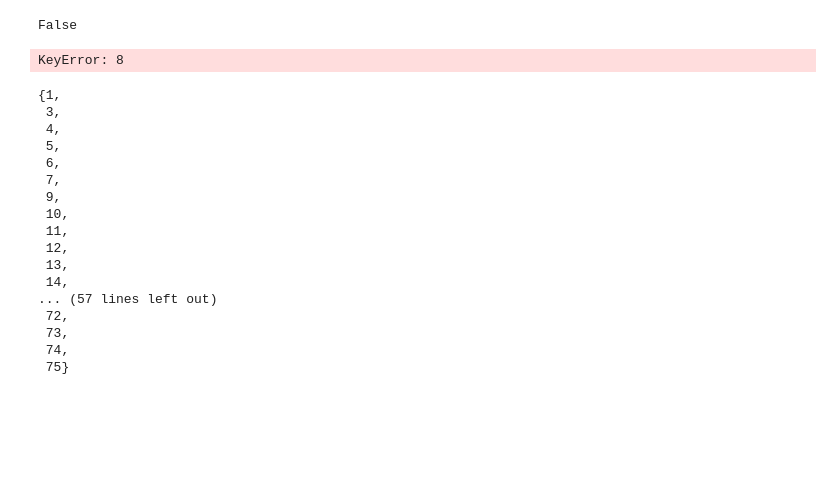
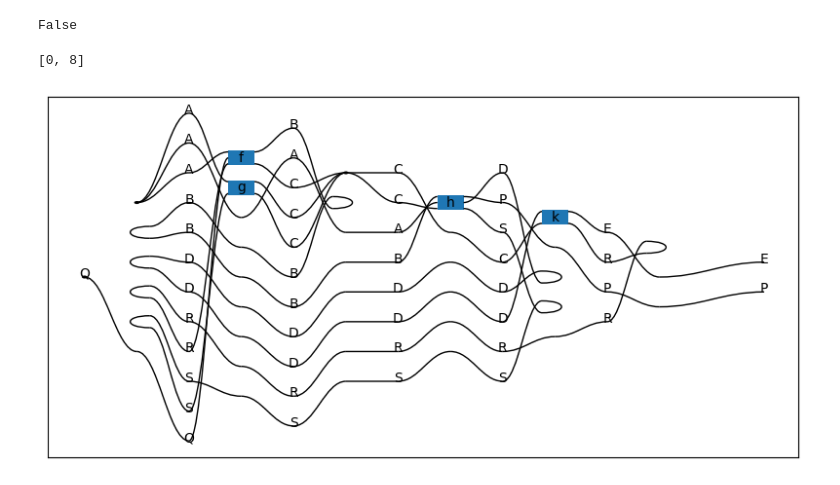
Before and after one commit to alexkoziell/hyperstrings, a Jupyter notebook: prototyping/scratchpad.ipynb, the cells around one changed output. Cells and saved outputs as stored; diff of their text form; code cells hidden in the pictures; blank space fills up the shorter version.

Commit message:
Explicit spiders, caps and cups to draw cyclic diagrams.

```diff
--- a/prototyping/scratchpad.ipynb
+++ b/prototyping/scratchpad.ipynb
@@ -173,9 +173,9 @@ hypergraph.make_spiders_explicit().draw_matplotlib()
 [figure]
 # %%
 vertex_targets[7].add((0, 2))
-# vertex_targets[8].add((1, 1))
 hyperedge_sources[0].append(7)
-# hyperedge_sources[1].append(8)
+vertex_targets[8].add((1, 1))
+hyperedge_sources[1].append(8)
 cyclic_hypergraph = Hypergraph(
     vertices,
     vertex_sources,
@@ -192,31 +192,14 @@ cyclic_hypergraph = Hypergraph(
 cyclic_hypergraph.is_acyclic()
 # %% [output]
 False
+# %%
+cyclic_hypergraph.hyperedge_sources[1]
+# %% [output]
+[0, 8]
 # %%
 explicit_spiders = cyclic_hypergraph.make_spiders_explicit()
 # %%
 explicit_cycles = explicit_spiders.make_cycles_explicit()
-explicit_cycles.compute_coordinates()
-explicit_cycles.vertex_coords[8]
+explicit_cycles.draw_matplotlib()
 # %% [output]
-KeyError: 8
+[figure, added]
-# %%
-explicit_cycles.vertices
-# %% [output]
-{1,
- 3,
- 4,
- 5,
- 6,
- 7,
- 9,
- 10,
- 11,
- 12,
- 13,
- 14,
-... (57 lines left out)
- 72,
- 73,
- 74,
- 75}
```
